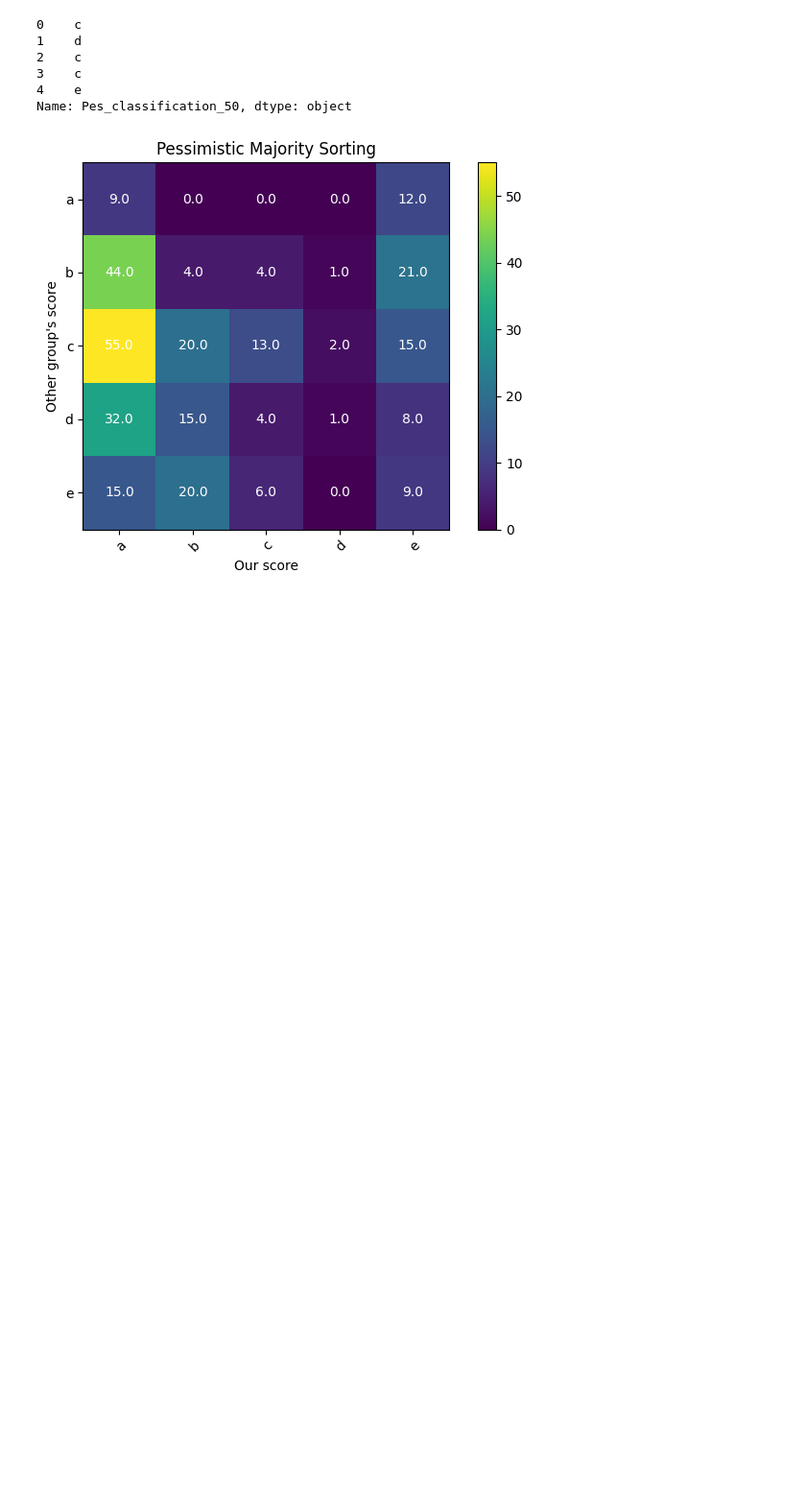
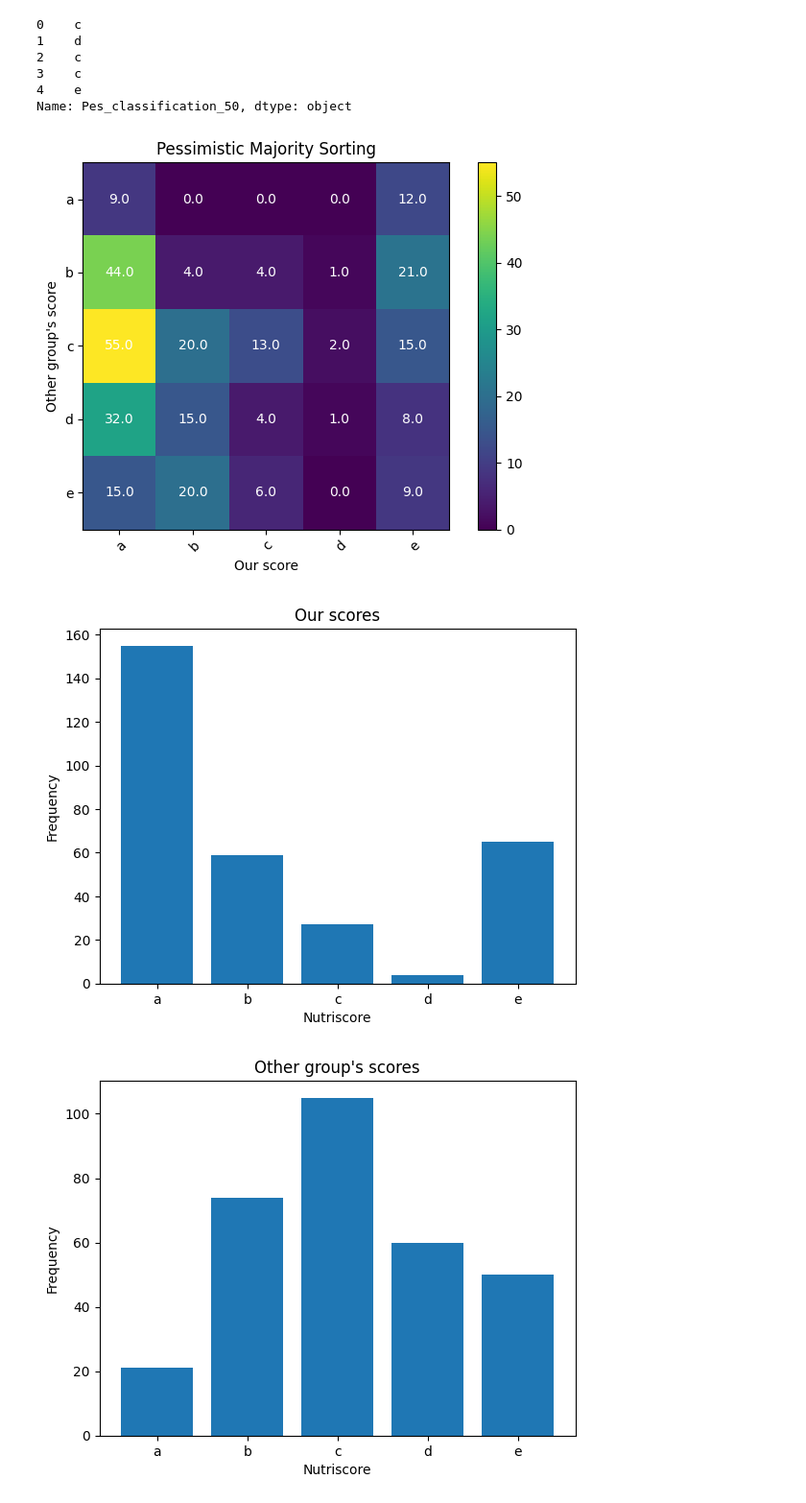
Before and after one commit to Lorenc1o/NutriScore, a Jupyter notebook: comparison.ipynb, the cells around one changed output. Shown at 96% size. Saved outputs shown, nothing was run; the diff lists cells and outputs as text; code cells hidden in the pictures; blank space fills up the shorter version.

```diff
--- a/comparison.ipynb
+++ b/comparison.ipynb
@@ -68,3 +68,9 @@ Name: Pes_classification_50, dtype: object
 show_confusion_matrix(our_scores, their_scores, 'Pessimistic Majority Sorting', 'Our score', 'Other group\'s score')
 # %% [output]
 [figure]
+# %%
+show_nutriscore_histogram(our_scores, title='Our scores')
+show_nutriscore_histogram(their_scores, title='Other group\'s scores')
+# %% [output]
+[figure, added]
+[figure, added]
```
Also changed, not shown: parts of 1 cell of this notebook, 3 other files.
